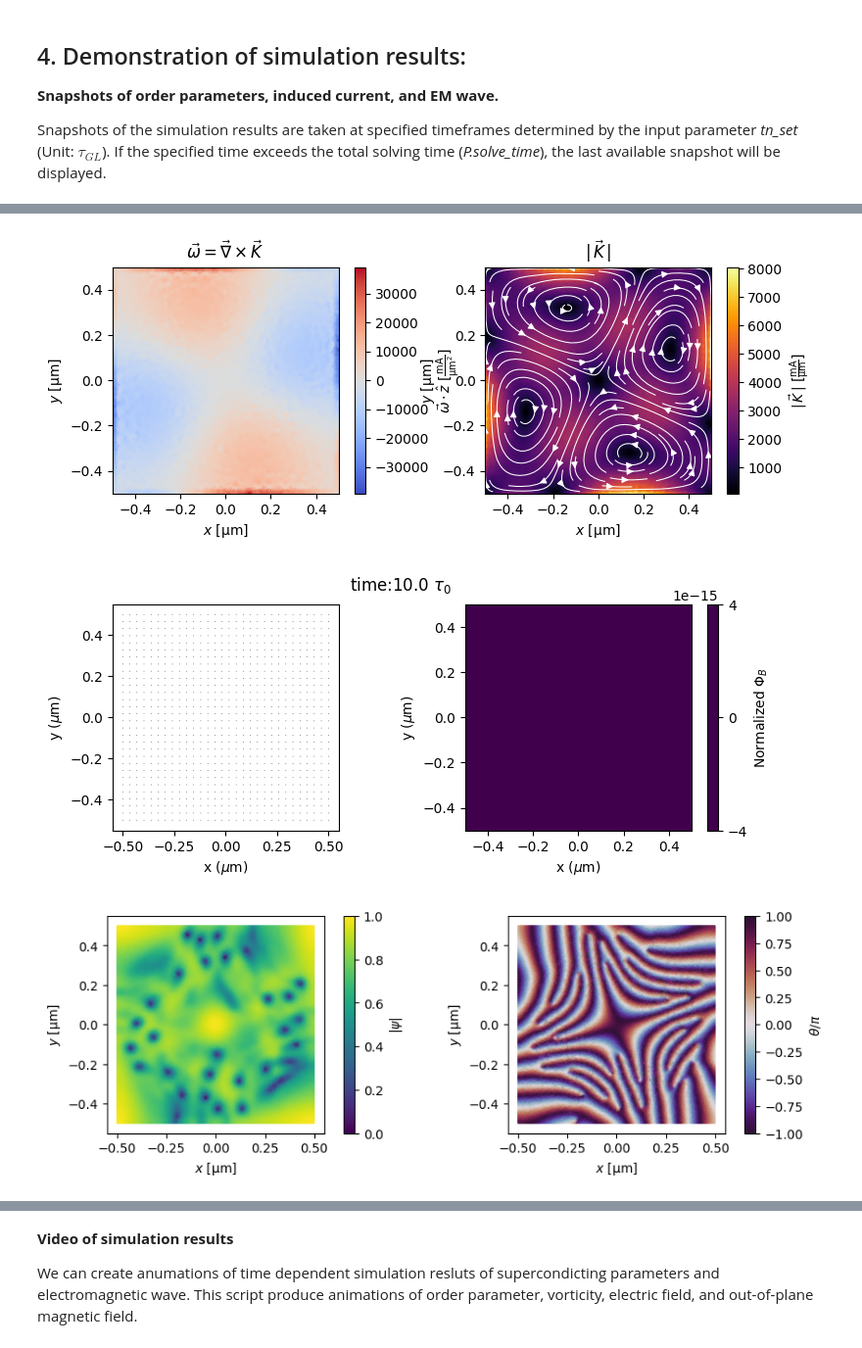
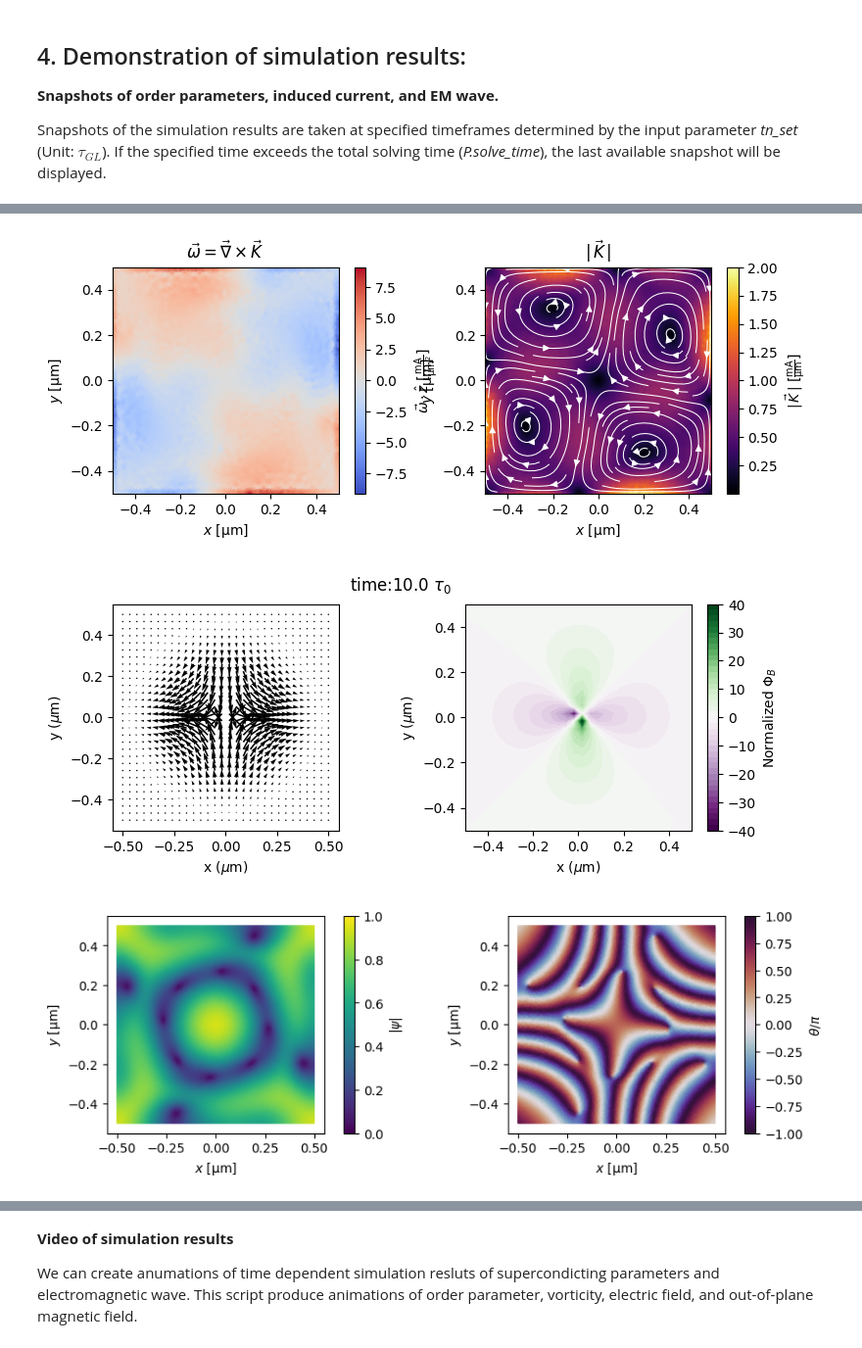
Before and after one commit to TienTienYeh/lg-tdgl, a Jupyter notebook: docs/quickstart.ipynb, the cells around one changed output, grey strips where cells are left out. Shown at 98% size. Saved outputs shown, nothing was run; the diff lists cells and outputs as text; code cells hidden in the pictures.

Commit message:
Update quickstart.ipynb
Fix the issues for demonstration in quickstart.ipynb file.

```diff
--- a/docs/quickstart.ipynb
+++ b/docs/quickstart.ipynb
@@ -67,12 +67,18 @@ The parameters below are specific to Fig. 3(d) in reference [2], where the mode
 Users can modify these inputs via command lines to simulate different scenarios. For additional parameter sets and general cases, please refer to **Appendix B** of [reference [2]](https://arxiv.org/abs/2407.15834).<br>
 # %%
 ### Parameters of setting
-p, l, s, L, E_amp = 0, 1, -1, 25, 2 # Parameters of Fig.3(d) in ref [3].
-p, l, s, L, E_amp = 0, 1, -1, 10, 40 # Parameters of Fig.3(d) in ref [3].
+  # The following parameters are based on those used in Fig. 3(d) of reference [3] for brief demonstration.
+  # They are optimized for systems with lower temporary storage requirements (~90 MB).
+p, l, s, L, E_amp, solve_time = 0, 1, -1, 10, 20, 10
 
-### Other examples
-# p, l, s, L, E0 = 0, 0, 0, 2.5, 0.6 # Parameters of Fig.3(a) in ref [3].
-# p, l, s, L, E0 = 0, 0, 1, 2.5, 0.6 # Parameters of Fig.3(b) in ref [3].
-# p, l, s, L, E0 = 0, 1, 0, 2.5, 0.9 # Parameters of Fig.3(c) in ref [3].
-# p, l, s, L, E0 = 0, 1, 1, 2.5, 1.2 # Parameters of Fig.3(e) in ref [3].
+### Alternative Configurations
+  # Uncomment the relevant line below to use settings corresponding to other subfigures in Fig. 3 of ref [3].
+  # Note: Each line represents a different subfigure with varying computational requirements.
+  # Storage Requirement: ~8 GB (Testing result of Fig.3(d), and the setting `save_every=100` in the `option` of `tdgl.SolverOptions` )
+  # For a comprehensive list of quantum numbers, refer to Appendix B of reference [2].
+# p, l, s, L, E_amp, solve_time = 0, 1, -1, 25, 2, 120 # Parameters of Fig.3(d) in ref [3].
+# p, l, s, L, E_amp, solve_time = 0, 0, 0, 2.5, 2, 120 # Parameters of Fig.3(a) in ref [3].
+# p, l, s, L, E_amp, solve_time = 0, 0, 1, 2.5, 2, 120 # Parameters of Fig.3(b) in ref [3].
+# p, l, s, L, E_amp, solve_time = 0, 1, 0, 2.5, 3, 120 # Parameters of Fig.3(c) in ref [3].
+# p, l, s, L, E_amp, solve_time = 0, 1, 1, 2.5, 4, 120 # Parameters of Fig.3(e) in ref [3].
 # %% [markdown]
@@ -171,13 +178,13 @@ P = lg.input_value(
     # Settings of running simulation
 
     screenSet = False, # Setting of screening effect
-    solve_time = 1, # Total solving time (Unit: tau_GL)
+    solve_time = solve_time, # Total solving time (Unit: tau_GL)
 
     # Settings of figures
 
     quiver_mesh_n = 30, # Plot of E (quiver): mesh number
-    quiver_scale = 0.05, # Plot of E (quiver): quier scale
-    width_quiver = 0.1, # Plot of E (quiver): quiver width
+    quiver_scale = 6.0, # Plot of E (quiver): quier scale
+    width_quiver = 0.2, # Plot of E (quiver): quiver width
     dpi = 100, # Dpi of figure
 )
 
@@ -253,7 +260,7 @@ if preview_show:
         E_x, E_y = P.E_input_frame(ti,take_real=False)
         B_x, B_y, B_z = lg.E2Bv(P.Xv,P.Yv,E_x,E_y,P.constant_Bz,P.c,P.w_EM)
         Phi_B = B_z*np.pi*P.w_0**2
-        lg.plot_EM(P.X,P.Y,np.real(E_x),np.real(E_y),np.real(Phi_B/Phi_B.max()),E0i=P.E_amp,title=title_set,
+        lg.plot_EM(P.X,P.Y,np.real(E_x),np.real(E_y),np.real(Phi_B/Phi_B.max()),title=title_set,
                    figsize=(8,3),scale=P.quiver_scale,dpi=P.dpi,width_quiver=P.width_quiver)
 
         title_set = 'Preview: $t*\\omega_{EM}$ = $\\pi$/2'
@@ -261,6 +268,6 @@ if preview_show:
         E_x, E_y = P.E_input_frame(ti,take_real=False)
         B_x, B_y, B_z = lg.E2Bv(P.Xv,P.Yv,E_x,E_y,P.constant_Bz,P.c,P.w_EM)
         Phi_B = B_z*np.pi*P.w_0**2
-        lg.plot_EM(P.X,P.Y,np.real(E_x),np.real(E_y),np.real(Phi_B/Phi_B.max()),E0i=P.E_amp,title=title_set,
+        lg.plot_EM(P.X,P.Y,np.real(E_x),np.real(E_y),np.real(Phi_B/Phi_B.max()),title=title_set,
                    figsize=(8,3),scale=P.quiver_scale,dpi=P.dpi,width_quiver=P.width_quiver)
 # %% [output]
@@ -365,7 +372,7 @@ for nt in range(len(tn_set)):
     title_set = 'time:'+str(int(ti*100)/100)+' $\\tau_0$'
     E_x, E_y = P.E_input_frame(ti,take_real=False)
     B_x, B_y, B_z = lg.E2Bv(P.Xv,P.Yv,E_x,E_y,0,P.c,P.w_EM)
-    lg.plot_EM(P.X,P.Y,np.real(E_x),np.real(E_y),np.real(B_z),E0i=P.E0i,title=title_set,figsize=(9,3),scale=P.quiver_scale,dpi=P.dpi,width_quiver=P.width_quiver)
+    lg.plot_EM(P.X,P.Y,np.real(E_x),np.real(E_y),np.real(B_z),title=title_set,figsize=(9,3),scale=P.quiver_scale,dpi=P.dpi,width_quiver=P.width_quiver)
 
  ## Figures of amplitude and phase of SC order parameter:
     SC_solution.solve_step = SC_solution.closest_solve_step(ti)
@@ -384,3 +391,3 @@ for nt in range(len(tn_set)):
-[figure, old version]
+[figure, new version]
-[figure, old version]
+[figure, new version]
-[figure, old version]
+[figure, new version]
```
Also changed, not shown: parts of 7 cells of this notebook.
